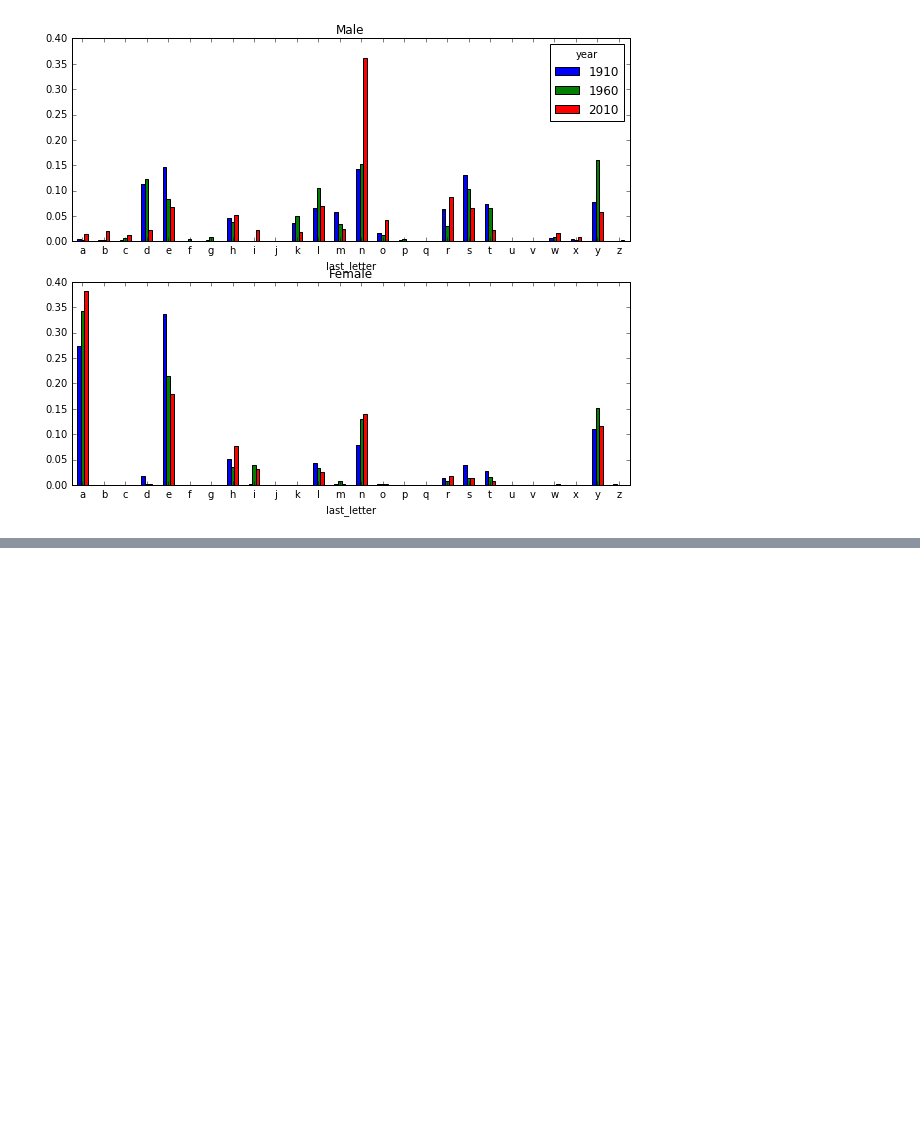
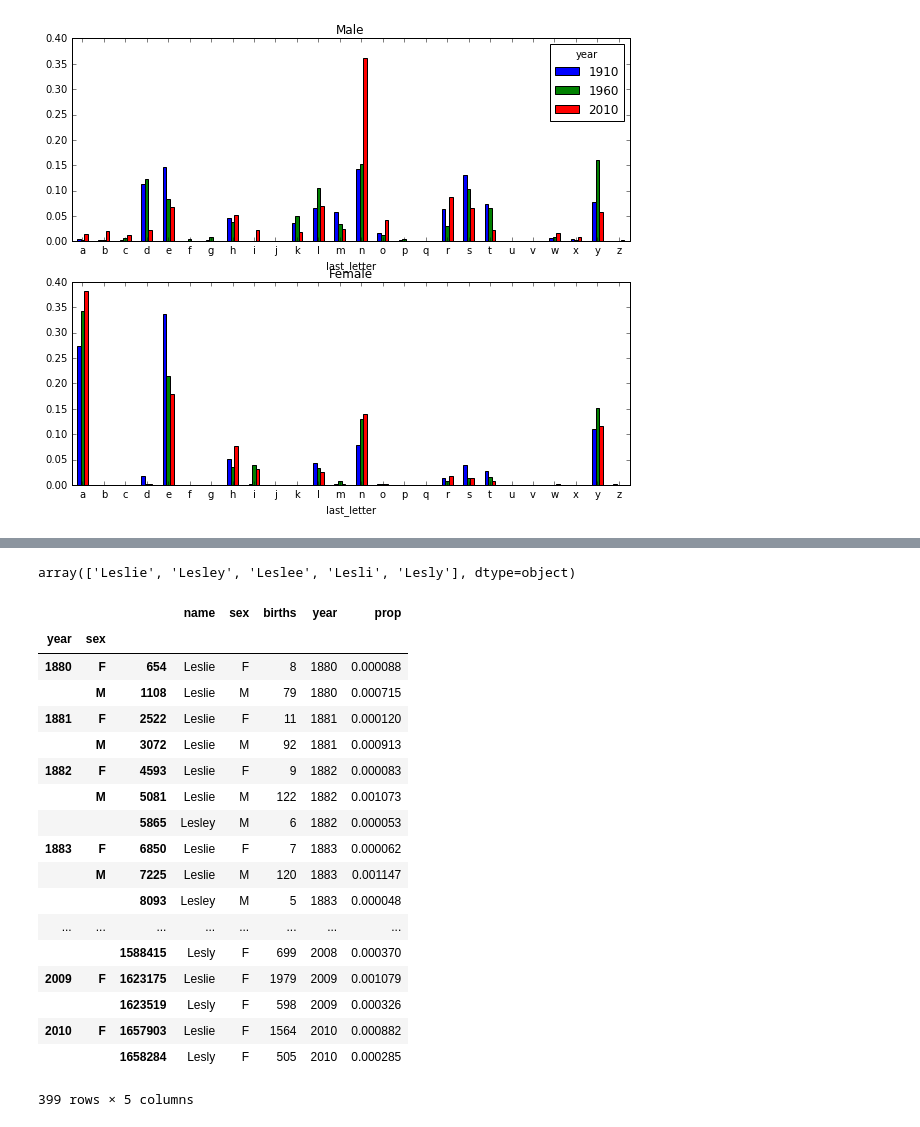
Before and after one commit to fzr72725/Py_Analysis, a Jupyter notebook: US_Babys.ipynb, the cells around one changed output, grey strips where cells are left out. Saved outputs shown, nothing was run; the diff lists cells and outputs as text; code cells hidden in the pictures; blank space fills up the shorter version.

```diff
--- a/US_Babys.ipynb
+++ b/US_Babys.ipynb
@@ -414,0 +449,4 @@ letter_prop['F'].plot(kind='bar',rot=0,ax=axes[1],title='Female',legend=False)
+# %%
+lesly_like
+# %% [output]
+array(['Leslie', 'Lesley', 'Leslee', 'Lesli', 'Lesly'], dtype=object)
@@ -414,0 +455,22 @@ letter_prop['F'].plot(kind='bar',rot=0,ax=axes[1],title='Female',legend=False)
+# %%
+filtered
+# %% [output]
+|  |  |  | name | sex | births | year | prop |
+| year | sex |  |  |  |  |  |  |
+| 1880 | F | 654 | Leslie | F | 8 | 1880 | 0.000088 |
+|  | M | 1108 | Leslie | M | 79 | 1880 | 0.000715 |
+| 1881 | F | 2522 | Leslie | F | 11 | 1881 | 0.000120 |
+|  | M | 3072 | Leslie | M | 92 | 1881 | 0.000913 |
+| 1882 | F | 4593 | Leslie | F | 9 | 1882 | 0.000083 |
+|  | M | 5081 | Leslie | M | 122 | 1882 | 0.001073 |
+|  |  | 5865 | Lesley | M | 6 | 1882 | 0.000053 |
+| 1883 | F | 6850 | Leslie | F | 7 | 1883 | 0.000062 |
+|  | M | 7225 | Leslie | M | 120 | 1883 | 0.001147 |
+|  |  | 8093 | Lesley | M | 5 | 1883 | 0.000048 |
+| ... | ... | ... | ... | ... | ... | ... | ... |
+|  |  | 1588415 | Lesly | F | 699 | 2008 | 0.000370 |
+| 2009 | F | 1623175 | Leslie | F | 1979 | 2009 | 0.001079 |
+|  |  | 1623519 | Lesly | F | 598 | 2009 | 0.000326 |
+| 2010 | F | 1657903 | Leslie | F | 1564 | 2010 | 0.000882 |
+|  |  | 1658284 | Lesly | F | 505 | 2010 | 0.000285 |
+399 rows × 5 columns
```
Also changed, not shown: parts of 23 cells of this notebook, 1 other file.
